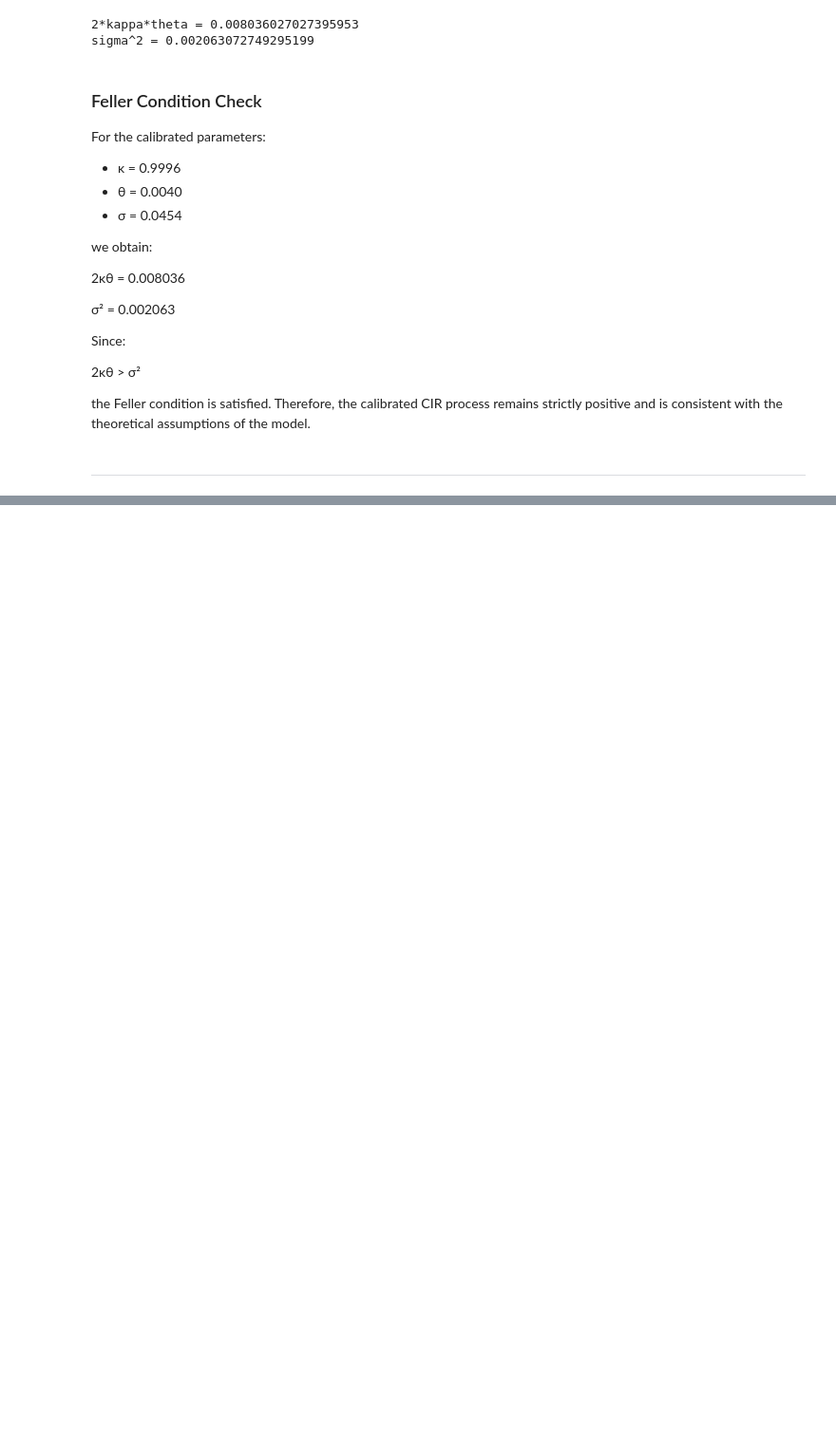
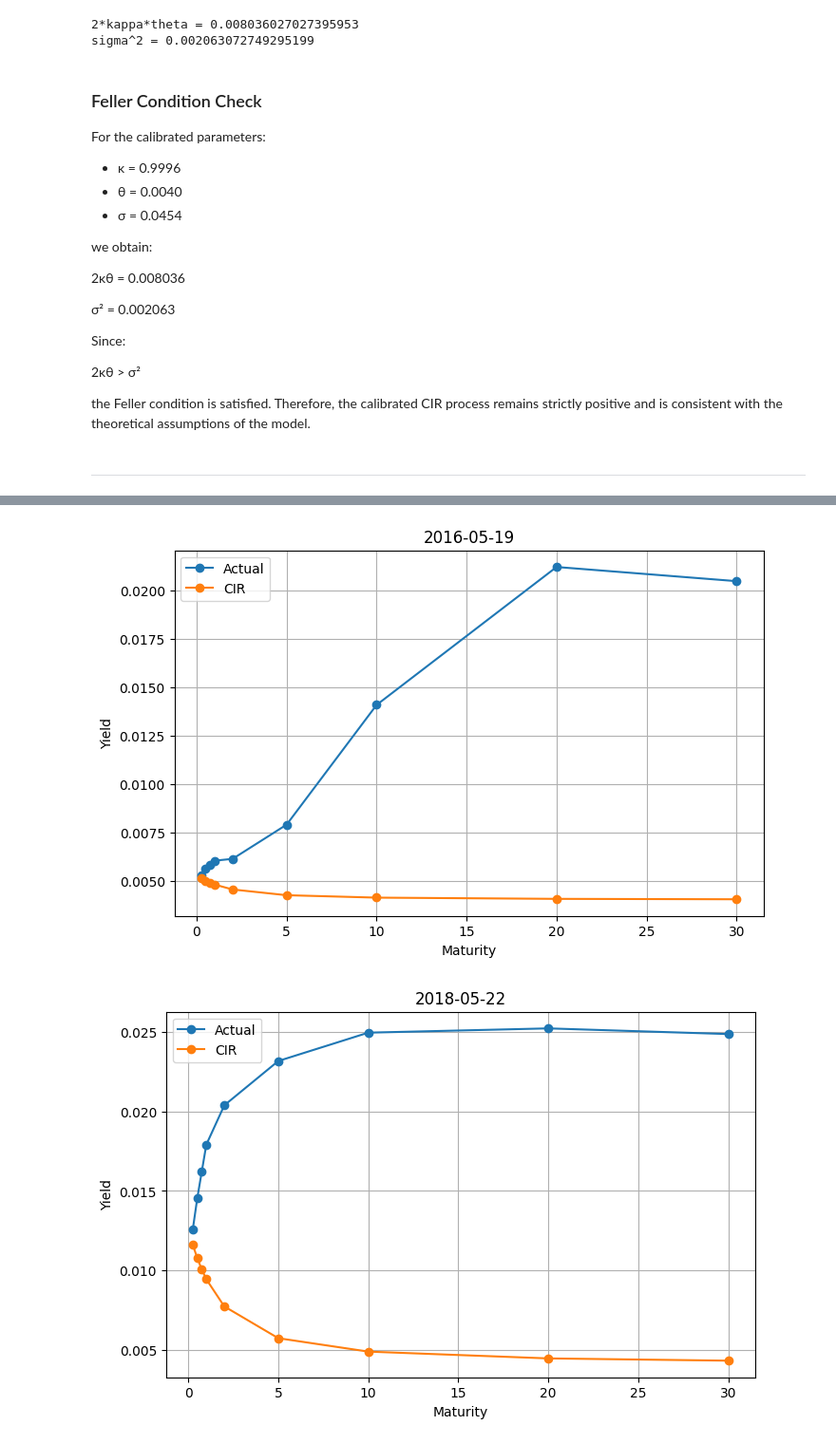
Before and after one commit to agcode-maker/cir-yield-curve-modeling, a Jupyter notebook: notebooks/CIR_Project.ipynb, the cells around one changed output, grey strips where cells are left out. Shown at 95% size. Drawn from its saved outputs; the diff is of its cells as text; code cells hidden in the pictures; blank space fills up the shorter version.

```diff
--- a/notebooks/CIR_Project.ipynb
+++ b/notebooks/CIR_Project.ipynb
@@ -417,0 +595,3 @@ the Feller condition is satisfied. Therefore, the calibrated CIR process remains
+# %%
+for tau, y in zip(maturities, model_yields):
+    print(f"{tau:5.2f} years : {y:.6f}")
@@ -417,0 +641,7 @@ the Feller condition is satisfied. Therefore, the calibrated CIR process remains
+# %%
+sample_indices = [
+    0,
+    500,
+    1000,
+    1500
+]
@@ -417,0 +685,45 @@ the Feller condition is satisfied. Therefore, the calibrated CIR process remains
+# %%
+for idx in sample_indices:
+
+    plt.figure(figsize=(8,5))
+
+    r0 = train_df.loc[idx, "ZC025YR"]
+
+    actual = actual_curve(idx)
+
+    predicted = generate_cir_curve(
+        r0,
+        maturities,
+        kappa,
+        theta,
+        sigma
+    )
+
+    plt.plot(
+        maturities,
+        actual,
+        marker="o",
+        label="Actual"
+    )
+
+    plt.plot(
+        maturities,
+        predicted,
+        marker="o",
+        label="CIR"
+    )
+
+    plt.title(
+        str(train_df.loc[idx, "Date"])
+    )
+
+    plt.xlabel("Maturity")
+    plt.ylabel("Yield")
+
+    plt.legend()
+    plt.grid(True)
+
+    plt.show()
+# %% [output]
+[figure, added]
+[figure, added]
```
Also changed, not shown: parts of 63 cells of this notebook.
